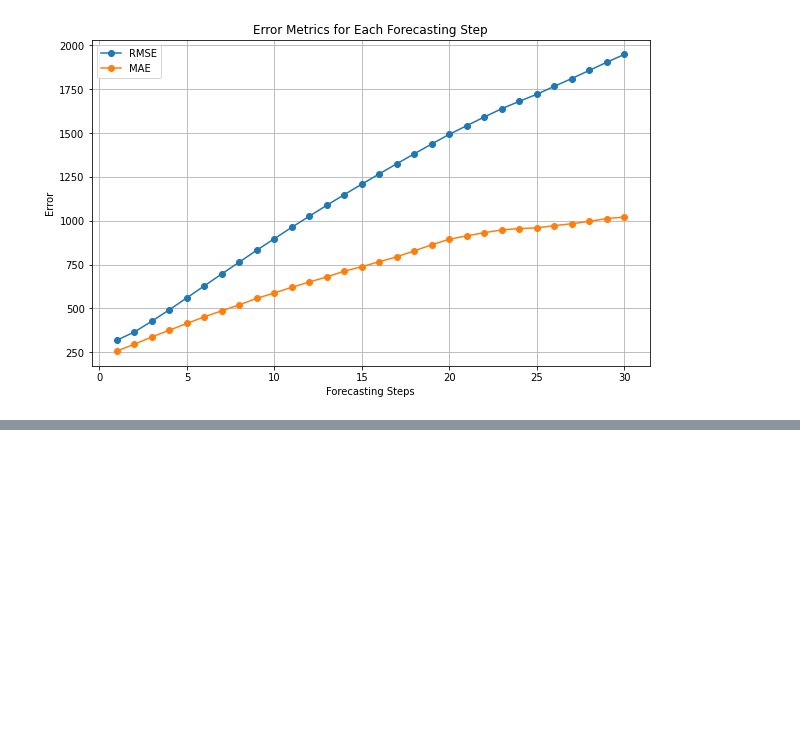
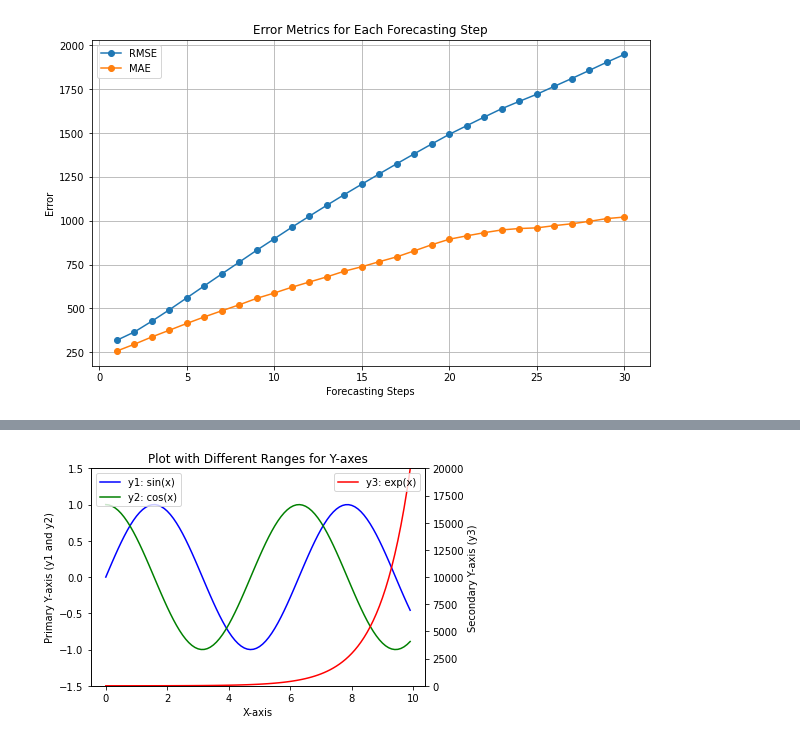
Before and after one commit to hayatu4islam/Adaptive_Fault_Detection, a Jupyter notebook: Fault Detection with Iterative LSTM Models-Phy_CPS.ipynb, the cells around one changed output, grey strips where cells are left out. Drawn from its saved outputs; the diff is of its cells as text; code cells hidden in the pictures; blank space fills up the shorter version.

```diff
--- a/Fault Detection with Iterative LSTM Models-Phy_CPS.ipynb
+++ b/Fault Detection with Iterative LSTM Models-Phy_CPS.ipynb
@@ -421,0 +446,41 @@ plt.show()
+# %%
+import matplotlib.pyplot as plt
+import numpy as np
+
+# Sample data
+x = np.arange(0, 10, 0.1)
+y1 = np.sin(x)  # First variable with low range
+y2 = np.cos(x)  # Second variable with low range
+y3 = np.exp(x)  # Third variable with high range
+
+# Create the figure and the primary axis
+fig, ax1 = plt.subplots()
+
+# Plot y1 and y2 on the primary y-axis
+ax1.plot(x, y1, 'b-', label='y1: sin(x)')
+ax1.plot(x, y2, 'g-', label='y2: cos(x)')
+
+# Set labels and title for primary y-axis
+ax1.set_xlabel('X-axis')
+ax1.set_ylabel('Primary Y-axis (y1 and y2)')
+ax1.set_ylim([-1.5, 1.5])  # Adjust the range to fully capture y1 and y2
+ax1.legend(loc='upper left')
+
+# Create a secondary y-axis for y3
+ax2 = ax1.twinx()
+
+# Plot y3 on the secondary y-axis
+ax2.plot(x, y3, 'r-', label='y3: exp(x)')
+
+# Set labels and title for secondary y-axis
+ax2.set_ylabel('Secondary Y-axis (y3)')
+ax2.set_ylim([0, 20000])  # Adjust the range as needed to fit y3
+ax2.legend(loc='upper right')
+
+# Title for the plot
+plt.title('Plot with Different Ranges for Y-axes')
+
+# Show the plot
+plt.show()
+# %% [output]
+[figure, added]
```
Also changed, not shown: parts of 2 cells of this notebook.
